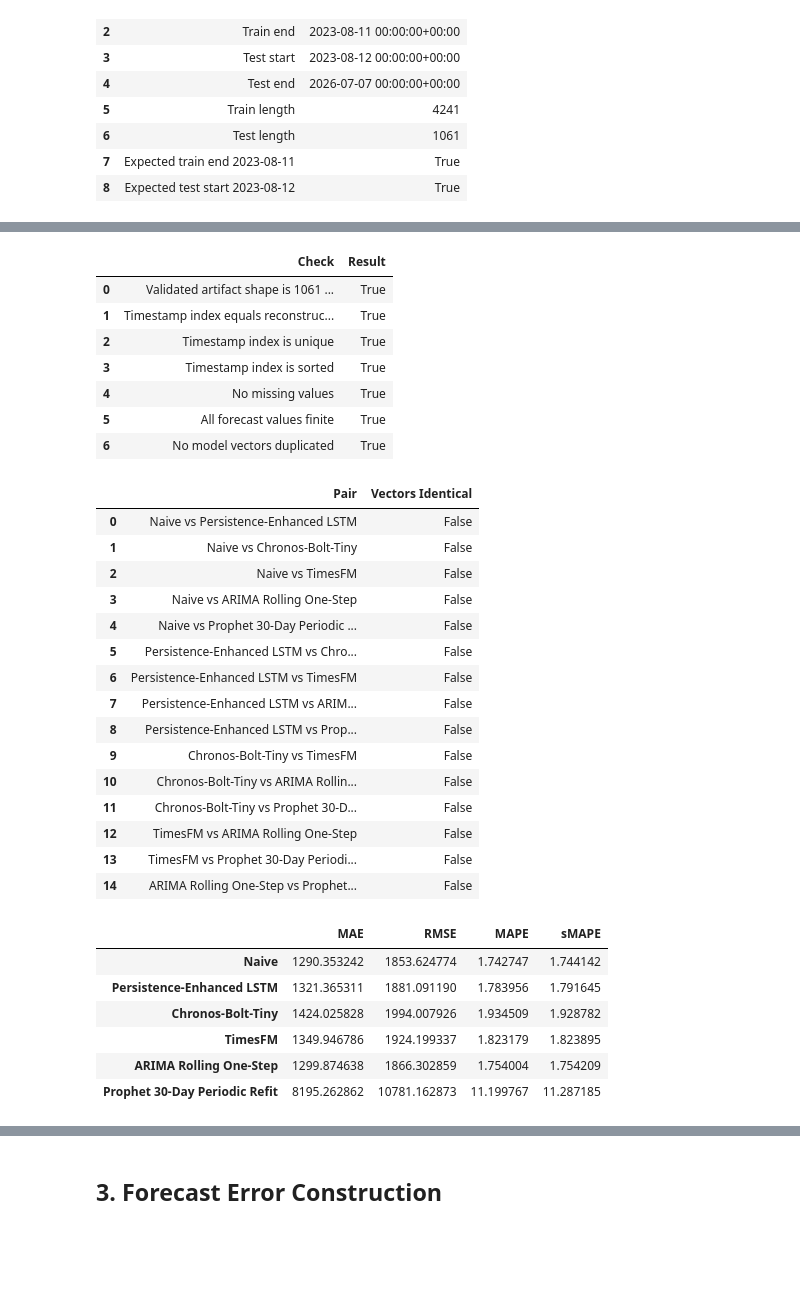
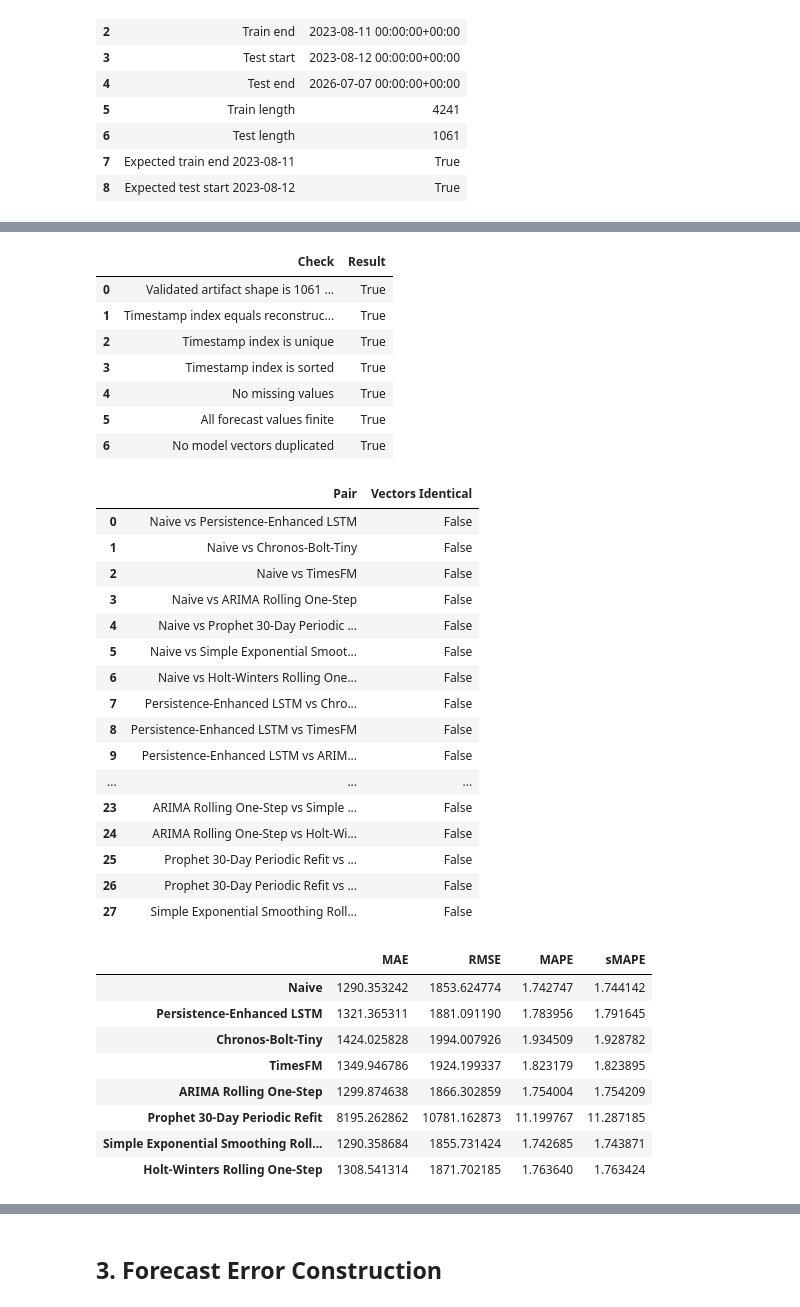
Before and after one commit to mdsoadsolaiman/Time-Series-Foundation-Models, a Jupyter notebook: notebooks/09_Statistical_Significance_Test.ipynb, the cells around one changed output, grey strips where cells are left out. Drawn from its saved outputs; the diff is of its cells as text; code cells hidden in the pictures; blank space fills up the shorter version.

```diff
--- a/notebooks/09_Statistical_Significance_Test.ipynb
+++ b/notebooks/09_Statistical_Significance_Test.ipynb
@@ -93,7 +95,7 @@ missing_columns = [column for column in required_columns if column not in foreca
 if missing_columns:
     raise ValueError(f"Missing required forecast columns: {missing_columns}")
 
-assert forecast_results.shape == (1061, 7)
+assert forecast_results.shape == (1061, 9)
 assert forecast_results.index.is_unique
 assert forecast_results.index.is_monotonic_increasing
 assert forecast_results.index.equals(test.index)
@@ -107,6 +109,8 @@ chronos_bolt_tiny_forecast = forecast_results["Chronos_Bolt_Tiny"].rename("Chron
 timesfm_forecast = forecast_results["TimesFM"].rename("TimesFM")
 arima_rolling_forecast = forecast_results["ARIMA_Rolling"].rename("ARIMA Rolling One-Step")
 prophet_periodic_forecast = forecast_results["Prophet_Periodic_Refit"].rename("Prophet 30-Day Periodic Refit")
+simple_exp_smoothing_forecast = forecast_results["Simple_Exp_Smoothing"].rename("Simple Exponential Smoothing Rolling One-Step")
+holt_winters_forecast = forecast_results["Holt_Winters"].rename("Holt-Winters Rolling One-Step")
 
 forecast_source_status = pd.DataFrame(
     [
@@ -117,6 +121,8 @@ forecast_source_status = pd.DataFrame(
         {"Forecast": "TimesFM", "Source": str(forecast_file), "Available": True, "Length": len(timesfm_forecast)},
         {"Forecast": "ARIMA Rolling One-Step", "Source": str(forecast_file), "Available": True, "Length": len(arima_rolling_forecast)},
         {"Forecast": "Prophet 30-Day Periodic Refit", "Source": str(forecast_file), "Available": True, "Length": len(prophet_periodic_forecast)},
+        {"Forecast": "Simple Exponential Smoothing Rolling One-Step", "Source": str(forecast_file), "Available": True, "Length": len(simple_exp_smoothing_forecast)},
+        {"Forecast": "Holt-Winters Rolling One-Step", "Source": str(forecast_file), "Available": True, "Length": len(holt_winters_forecast)},
     ]
 )
 forecast_source_status
@@ -137,6 +145,8 @@ forecasts_for_testing = {
     "TimesFM": timesfm_forecast,
     "ARIMA Rolling One-Step": arima_rolling_forecast,
     "Prophet 30-Day Periodic Refit": prophet_periodic_forecast,
+    "Simple Exponential Smoothing Rolling One-Step": simple_exp_smoothing_forecast,
+    "Holt-Winters Rolling One-Step": holt_winters_forecast,
 }
 forecast_metric_recalculation = pd.DataFrame({name: {"MAE": mae(y_test, vector), "RMSE": rmse(y_test, vector), "MAPE": mape(y_test, vector), "sMAPE": smape(y_test, vector)} for name, vector in forecasts_for_testing.items()}).T
 
@@ -157,44 +167,45 @@ duplicated_vector_check = pd.DataFrame(duplicated_vector_pairs)
 
 integrity_checks = pd.DataFrame(
     [
-        {"Check": "Validated artifact shape is 1061 x 7 after Timestamp index", "Result": forecast_results.shape == (1061, 7)},
+        {"Check": "Validated artifact shape is 1061 x 9 after Timestamp index", "Result": forecast_results.shape == (1061, 9)},
         {"Check": "Timestamp index equals reconstructed test index", "Result": forecast_results.index.equals(test.index)},
         {"Check": "Timestamp index is unique", "Result": forecast_results.index.is_unique},
         {"Check": "Timestamp index is sorted", "Result": forecast_results.index.is_monotonic_increasing},
         {"Check": "No missing values", "Result": not forecast_results[required_columns].isna().any().any()},
         {"Check": "All forecast values finite", "Result": np.isfinite(forecast_results[required_columns].to_numpy(dtype=float)).all()},
         {"Check": "No model vectors duplicated", "Result": not duplicated_vector_check["Vectors Identical"].any()},
     ]
 )
 
 display(integrity_checks)
 display(duplicated_vector_check)
 forecast_metric_recalculation
 # %% [output]
 |  | Check | Result |
 | 0 | Validated artifact shape is 1061 ... | True |
 | 1 | Timestamp index equals reconstruc... | True |
 | 2 | Timestamp index is unique | True |
 | 3 | Timestamp index is sorted | True |
 | 4 | No missing values | True |
 | 5 | All forecast values finite | True |
 | 6 | No model vectors duplicated | True |
 |  | Pair | Vectors Identical |
 | 0 | Naive vs Persistence-Enhanced LSTM | False |
 | 1 | Naive vs Chronos-Bolt-Tiny | False |
 | 2 | Naive vs TimesFM | False |
 | 3 | Naive vs ARIMA Rolling One-Step | False |
 | 4 | Naive vs Prophet 30-Day Periodic ... | False |
-| 5 | Persistence-Enhanced LSTM vs Chro... | False |
-| 6 | Persistence-Enhanced LSTM vs TimesFM | False |
-| 7 | Persistence-Enhanced LSTM vs ARIM... | False |
-| 8 | Persistence-Enhanced LSTM vs Prop... | False |
-| 9 | Chronos-Bolt-Tiny vs TimesFM | False |
-| 10 | Chronos-Bolt-Tiny vs ARIMA Rollin... | False |
-| 11 | Chronos-Bolt-Tiny vs Prophet 30-D... | False |
-| 12 | TimesFM vs ARIMA Rolling One-Step | False |
-| 13 | TimesFM vs Prophet 30-Day Periodi... | False |
-| 14 | ARIMA Rolling One-Step vs Prophet... | False |
+| 5 | Naive vs Simple Exponential Smoot... | False |
+| 6 | Naive vs Holt-Winters Rolling One... | False |
+| 7 | Persistence-Enhanced LSTM vs Chro... | False |
+| 8 | Persistence-Enhanced LSTM vs TimesFM | False |
+| 9 | Persistence-Enhanced LSTM vs ARIM... | False |
+| ... | ... | ... |
+| 23 | ARIMA Rolling One-Step vs Simple ... | False |
+| 24 | ARIMA Rolling One-Step vs Holt-Wi... | False |
+| 25 | Prophet 30-Day Periodic Refit vs ... | False |
+| 26 | Prophet 30-Day Periodic Refit vs ... | False |
+| 27 | Simple Exponential Smoothing Roll... | False |
 |  | MAE | RMSE | MAPE | sMAPE |
 | Naive | 1290.353242 | 1853.624774 | 1.742747 | 1.744142 |
 | Persistence-Enhanced LSTM | 1321.365311 | 1881.091190 | 1.783956 | 1.791645 |
@@ -202,6 +213,8 @@ forecast_metric_recalculation
 | TimesFM | 1349.946786 | 1924.199337 | 1.823179 | 1.823895 |
 | ARIMA Rolling One-Step | 1299.874638 | 1866.302859 | 1.754004 | 1.754209 |
 | Prophet 30-Day Periodic Refit | 8195.262862 | 10781.162873 | 11.199767 | 11.287185 |
+| Simple Exponential Smoothing Roll... | 1290.358684 | 1855.731424 | 1.742685 | 1.743871 |
+| Holt-Winters Rolling One-Step | 1308.541314 | 1871.702185 | 1.763640 | 1.763424 |
 # %%
 availability_table = pd.DataFrame(
     [
```
Also changed, not shown: parts of 10 cells of this notebook, 1 other file.
